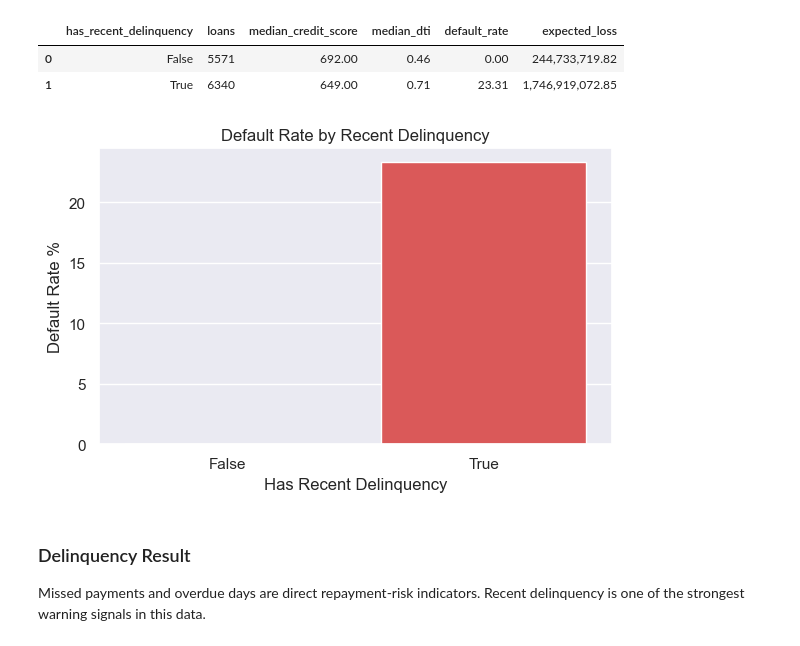
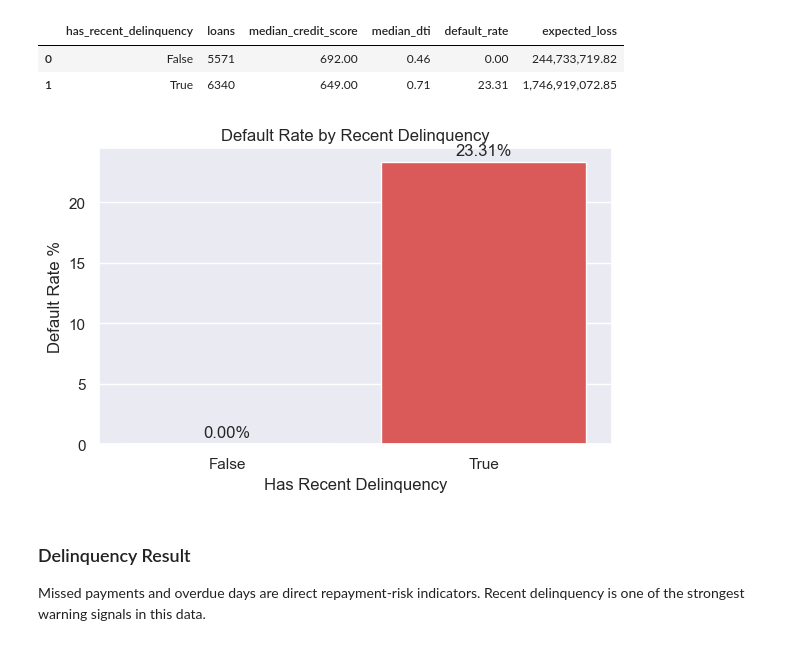
Before and after one commit to ANUKOOL324/Data_Analytics, a Jupyter notebook: Projects/Banking-Customer-Risk-Intelligence/notebooks/03_financial_exposure_and_risk_eda.ipynb, the cells around one changed output. Cells and saved outputs as stored; diff of their text form; code cells hidden in the pictures.

```diff
--- a/Projects/Banking-Customer-Risk-Intelligence/notebooks/03_financial_exposure_and_risk_eda.ipynb
+++ b/Projects/Banking-Customer-Risk-Intelligence/notebooks/03_financial_exposure_and_risk_eda.ipynb
@@ -548,15 +515,19 @@ delinquency_summary
 # %%
 # Plot default rate by delinquency flag.
 fig, ax = plt.subplots(figsize=(6, 4))
 sns.barplot(data=delinquency_summary, x="has_recent_delinquency", y="default_rate", ax=ax, color="#ef4444")
+
+for container in ax.containers:
+    ax.bar_label(container, labels=[f"{value:.2f}%" for value in delinquency_summary["default_rate"]], padding=3)
+
 ax.set_title("Default Rate by Recent Delinquency")
 ax.set_xlabel("Has Recent Delinquency")
 ax.set_ylabel("Default Rate %")
 fig.tight_layout()
 fig.savefig(figures_dir / "default_rate_by_recent_delinquency.png", dpi=160, bbox_inches="tight")
 plt.show()
 # %% [output]
-[figure, old version]
+[figure, new version]
 # %% [markdown]
 ### Delinquency Result
 
```
Also changed, not shown: parts of 15 cells of this notebook, 26 other files.
